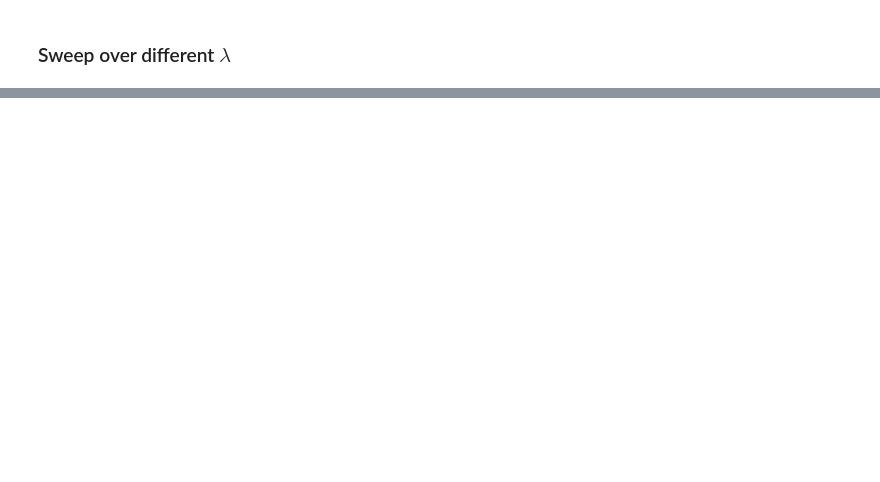
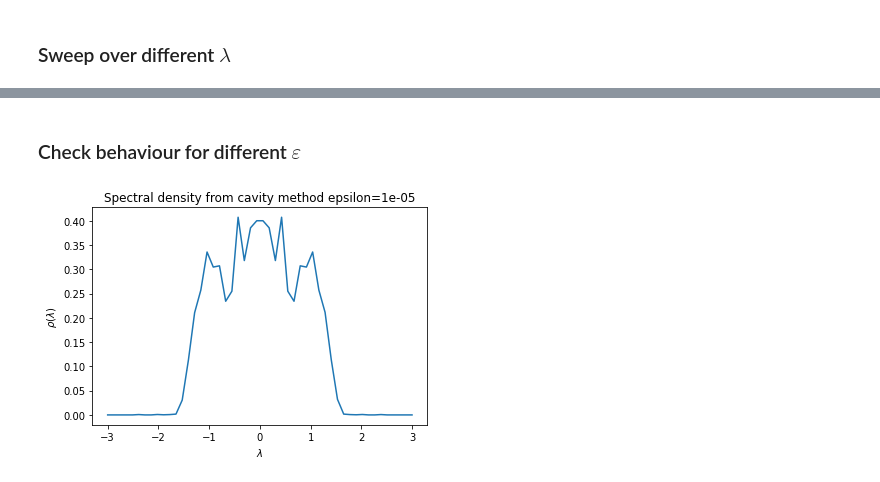
Before and after one commit to h-mnzlr/acpl-cavity_method, a Jupyter notebook: notebooks/2_random_matrices.sync.ipynb, the cells around one changed output, grey strips where cells are left out. Saved outputs shown, nothing was run; the diff lists cells and outputs as text; code cells hidden in the pictures; blank space fills up the shorter version.

```diff
--- a/notebooks/2_random_matrices.sync.ipynb
+++ b/notebooks/2_random_matrices.sync.ipynb
@@ -120,0 +150,13 @@ plt.plot(spectrum)
+# %% [markdown]
+### Check behaviour for different $\varepsilon$
+# %%
+epsilon = 1e-5
+lambdas = np.linspace(-3, 3, num=50)
+spectrum = tqdm.contrib.concurrent.process_map(spectral_density, lambdas)
+plt.plot(lambdas, spectrum)
+plt.title(f"Spectral density from cavity method {epsilon=}")
+plt.xlabel("$\\lambda$")
+plt.ylabel("$\\rho(\\lambda)$")
+plt.savefig(figure_dir / "ex2_spectrum_eps_medium.pdf")
+# %% [output]
+[figure, added]
```
Also changed, not shown: parts of 15 cells of this notebook, 3 other files.
